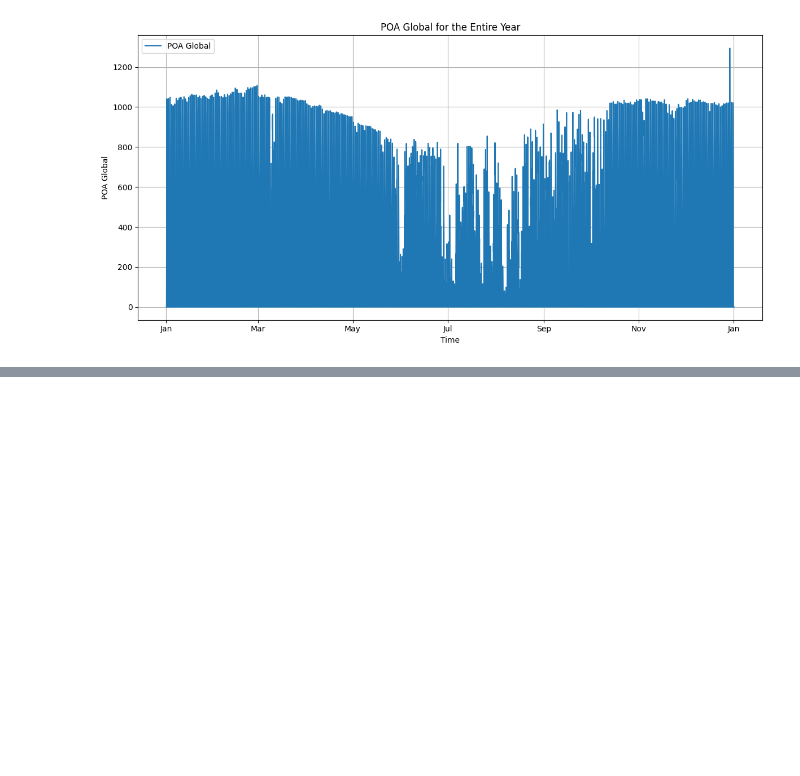
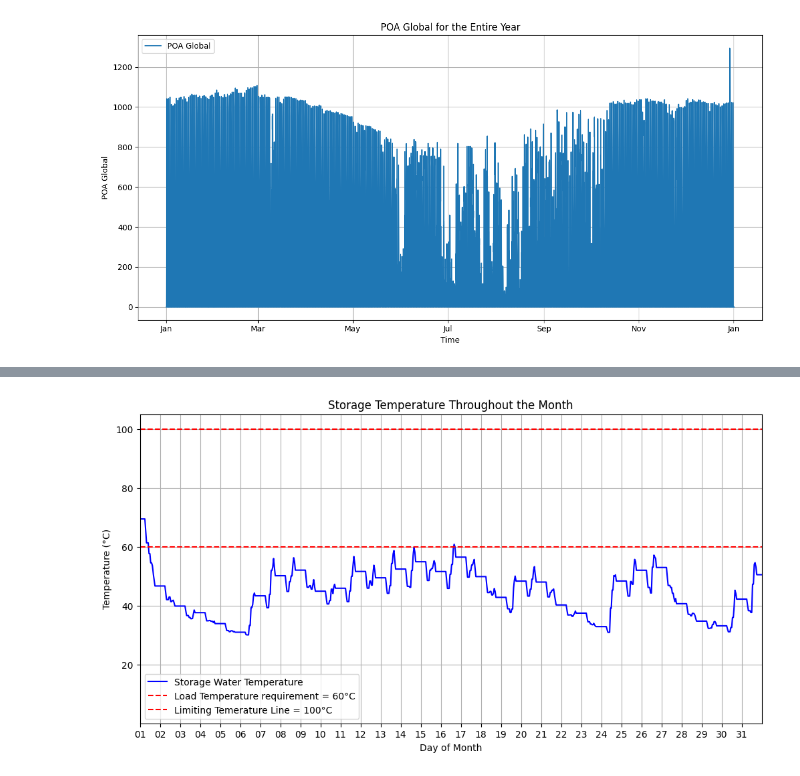
Before and after one commit to yashladd/solar_water_heater, a Jupyter notebook: latest.ipynb, the cells around one changed output, grey strips where cells are left out. Cells and saved outputs as stored; diff of their text form; code cells hidden in the pictures; blank space fills up the shorter version.

```diff
--- a/latest.ipynb
+++ b/latest.ipynb
@@ -139,0 +168,3 @@ plot_poa_global(simulation.environment_conditions)
+# %%
+simulation.simulate_month(7)
+# %% [output]
@@ -139,0 +188 @@ plot_poa_global(simulation.environment_conditions)
+[figure, added]
```
Also changed, not shown: parts of 10 cells of this notebook, 2 other files.
